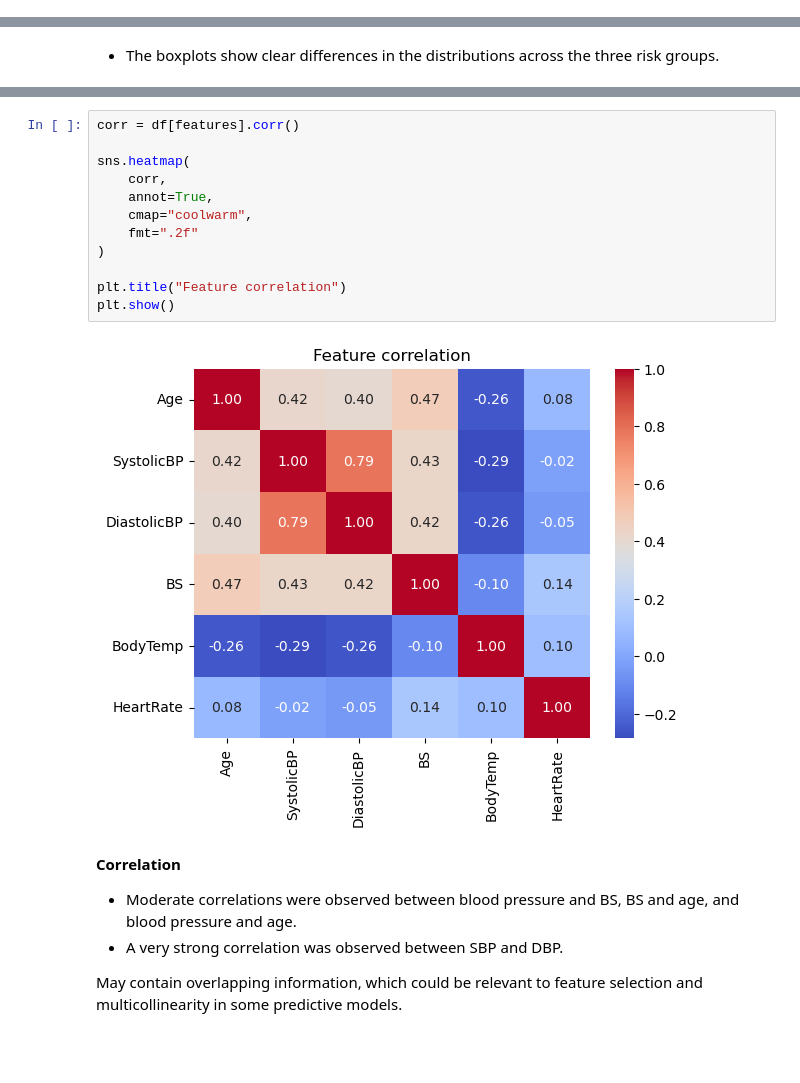
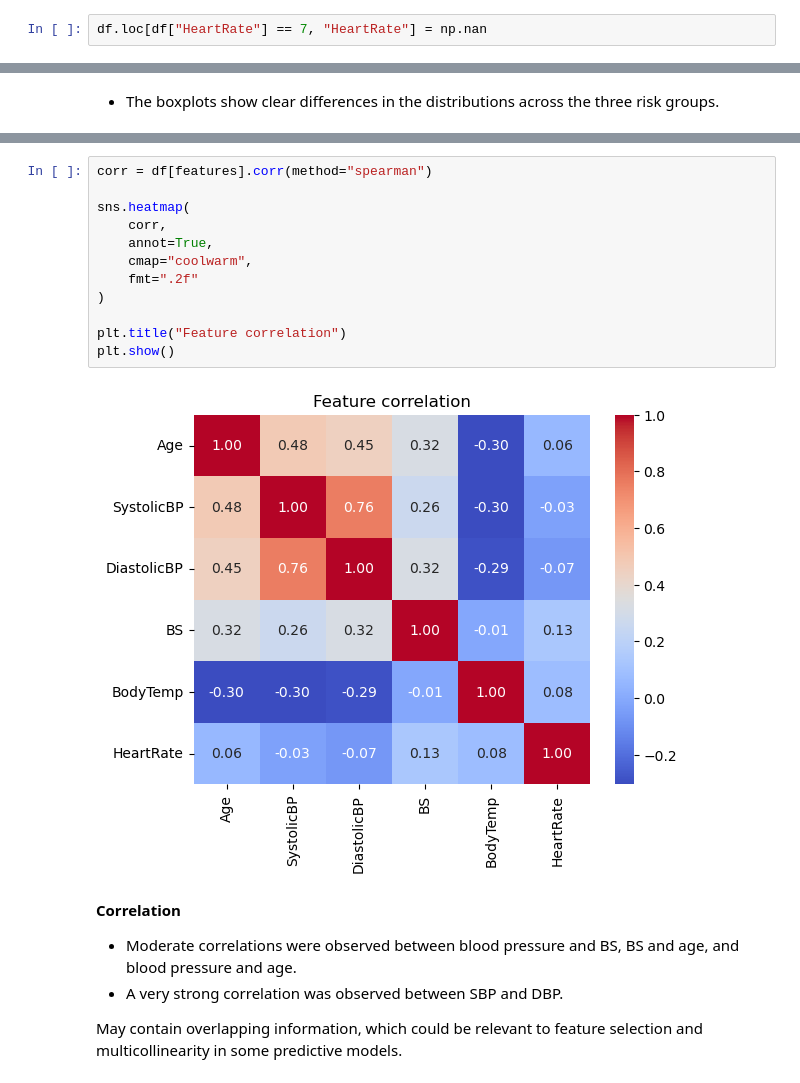
Before and after one commit to BingerLiang77/maternal_risk, a Jupyter notebook: data_preprocessing.ipynb, the cells around one changed output, grey strips where cells are left out. Drawn from its saved outputs; the diff is of its cells as text; blank space fills up the shorter version.

```diff
--- a/data_preprocessing.ipynb
+++ b/data_preprocessing.ipynb
@@ -288,3 +386,5 @@ BS             1.868203
 BodyTemp       1.750988
 HeartRate     -1.043525
 dtype: float64
+# %%
+df.loc[df["HeartRate"] == 7, "HeartRate"] = np.nan
@@ -316,17 +421,17 @@ plt.show()
 # %%
-corr = df[features].corr()
+corr = df[features].corr(method="spearman")
 
 sns.heatmap(
     corr,
     annot=True,
     cmap="coolwarm",
     fmt=".2f"
 )
 
 plt.title("Feature correlation")
 plt.show()
 # %% [output]
-[figure, old version]
+[figure, new version]
 # %% [markdown]
 **Correlation**
 - Moderate correlations were observed between blood pressure and BS, BS and age, and blood pressure and age.
```
Also changed, not shown: parts of 24 cells of this notebook, 8 other files.
